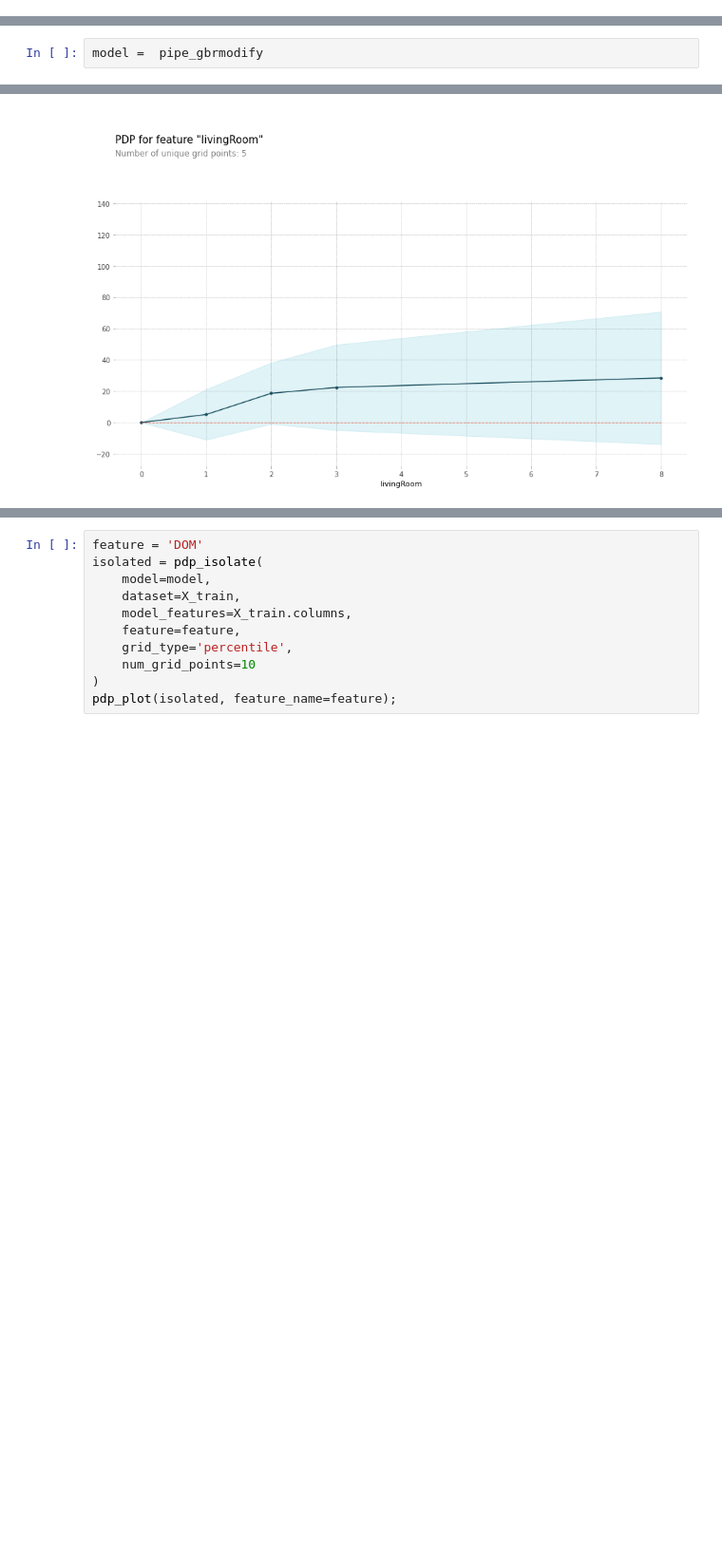
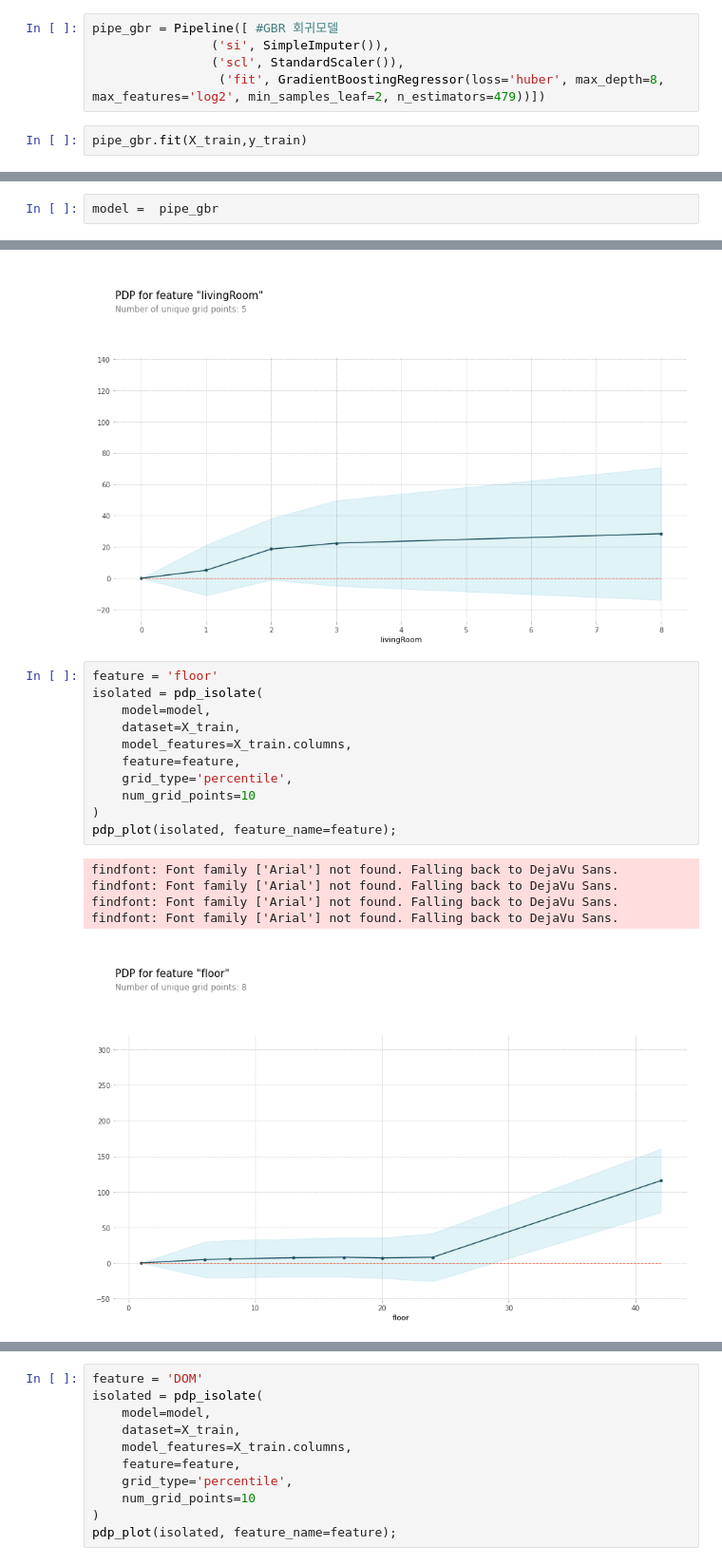
Before and after one commit to blacktruth513/CodeStates_Project, a Jupyter notebook: Section2_Project.ipynb, the cells around one changed output, grey strips where cells are left out. Shown at 95% size. Saved outputs shown, nothing was run; the diff lists cells and outputs as text; blank space fills up the shorter version.

```diff
--- a/Section2_Project.ipynb
+++ b/Section2_Project.ipynb
@@ -1087,3 +1087,10 @@ Requirement already satisfied: python-dateutil>=2.7.3 in /usr/local/lib/python3.
 Requirement already satisfied: six>=1.5 in /usr/local/lib/python3.7/dist-packages (from python-dateutil>=2.7.3->pandas->shap) (1.15.0)
 # %% [markdown]
 ### - 최종 모델링 결과 분석 시각화
+# %%
+pipe_gbr = Pipeline([ #GBR 회귀모델
+                ('si', SimpleImputer()),
+                ('scl', StandardScaler()),
+                 ('fit', GradientBoostingRegressor(loss='huber', max_depth=8, max_features='log2', min_samples_leaf=2, n_estimators=479))])
+# %%
+pipe_gbr.fit(X_train,y_train)
@@ -1090,5 +1118,5 @@ Requirement already satisfied: six>=1.5 in /usr/local/lib/python3.7/dist-package
 # %%
-model =  pipe_gbrmodify
+model =  pipe_gbr
 # %%
 X_train.dtypes
 # %% [output]
@@ -1155,3 +1183,20 @@ isolated = pdp_isolate(
 pdp_plot(isolated, feature_name=feature);
 # %% [output]
 [figure]
+# %%
+feature = 'floor'
+isolated = pdp_isolate(
+    model=model,
+    dataset=X_train,
+    model_features=X_train.columns,
+    feature=feature,
+    grid_type='percentile',
+    num_grid_points=10
+)
+pdp_plot(isolated, feature_name=feature);
+# %% [output]
+findfont: Font family ['Arial'] not found. Falling back to DejaVu Sans.
+findfont: Font family ['Arial'] not found. Falling back to DejaVu Sans.
+findfont: Font family ['Arial'] not found. Falling back to DejaVu Sans.
+findfont: Font family ['Arial'] not found. Falling back to DejaVu Sans.
+[figure, added]
```
Also changed, not shown: parts of 9 cells of this notebook.
